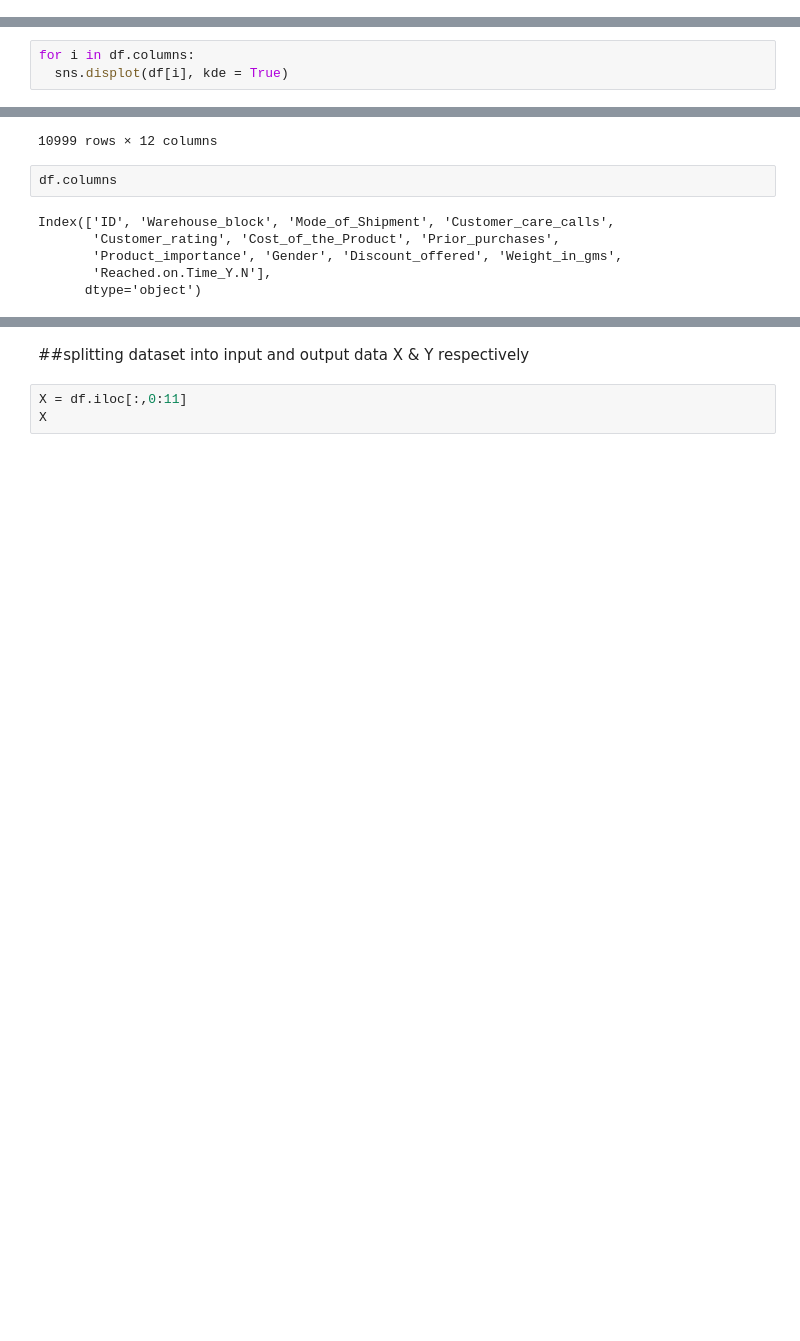
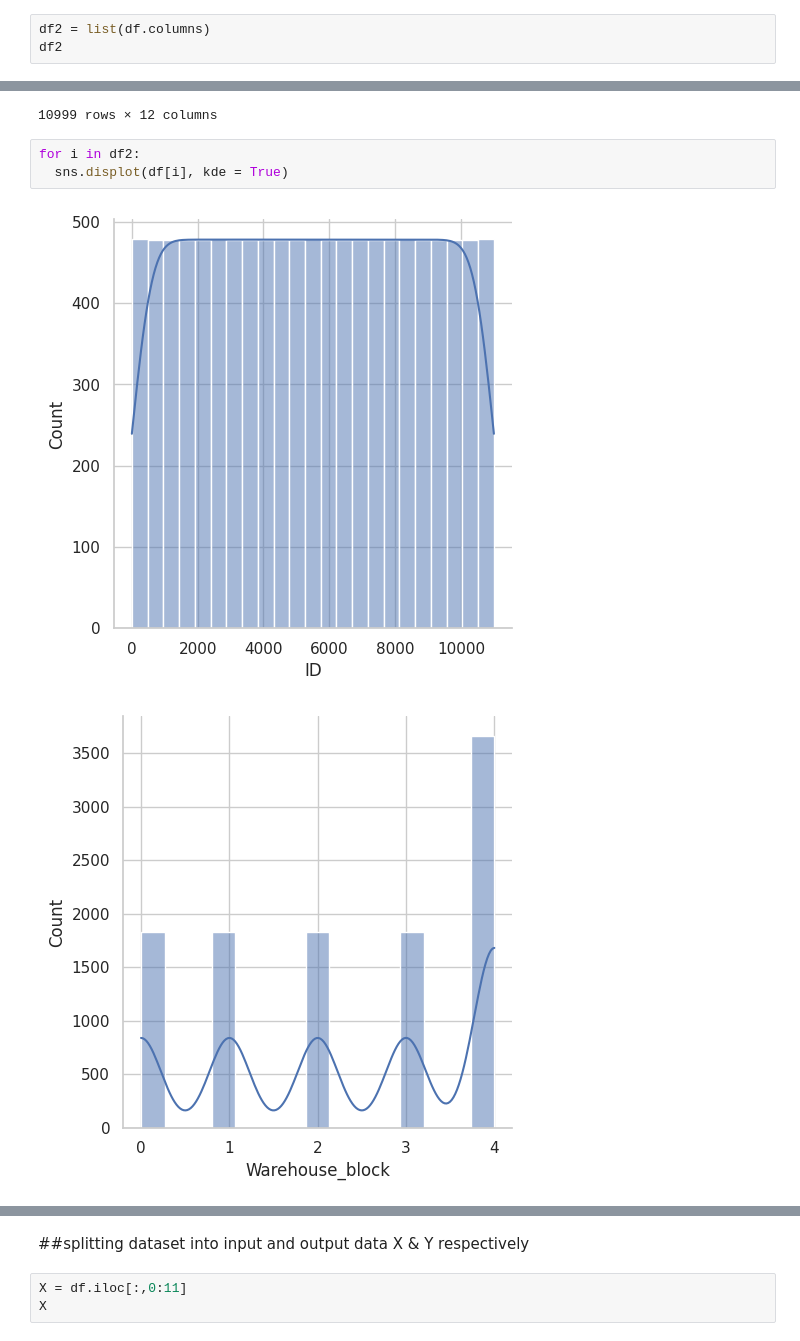
Before and after one commit to madinatt/CapstoneProject, a Jupyter notebook: Capstone_Project.ipynb, the cells around one changed output, grey strips where cells are left out. Saved outputs shown, nothing was run; the diff lists cells and outputs as text; blank space fills up the shorter version.

```diff
--- a/Capstone_Project.ipynb
+++ b/Capstone_Project.ipynb
@@ -73,0 +91,3 @@ dtype: object
+# %%
+df2 = list(df.columns)
+df2
@@ -198,6 +258,3 @@ df.groupby(['Gender'])[['ID']].count()
 | Gender |  |
 | F | 5545 |
 | M | 5454 |
-# %%
-for i in df.columns:
-  sns.displot(df[i], kde = True)
@@ -254,11 +298,9 @@ df
 | 10997 | 10998 | 4 | 2 | 5 | 2 | 223 | ... |
 | 10998 | 10999 | 3 | 2 | 2 | 5 | 155 | ... |
 10999 rows × 12 columns
-# %%
-df.columns
-# %% [output]
-Index(['ID', 'Warehouse_block', 'Mode_of_Shipment', 'Customer_care_calls',
-       'Customer_rating', 'Cost_of_the_Product', 'Prior_purchases',
-       'Product_importance', 'Gender', 'Discount_offered', 'Weight_in_gms',
-       'Reached.on.Time_Y.N'],
-      dtype='object')
+# %%
+for i in df2:
+  sns.displot(df[i], kde = True)
+# %% [output]
+[figure, added]
+[figure, added]
```
Also changed, not shown: parts of 68 cells of this notebook, 1 other file.
